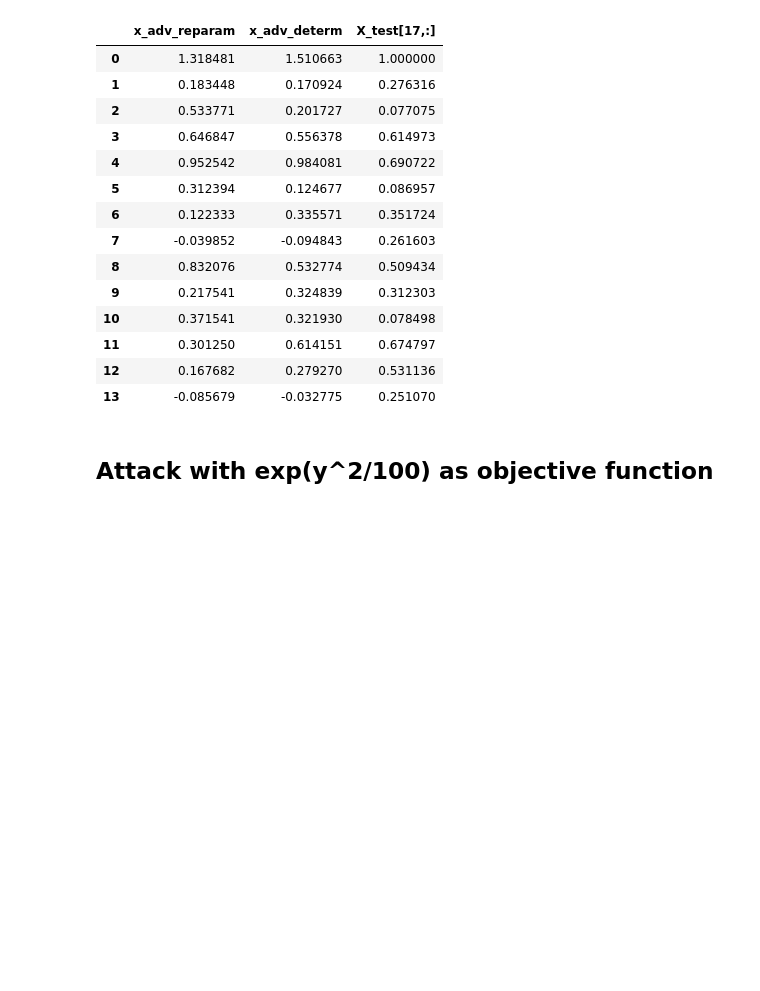
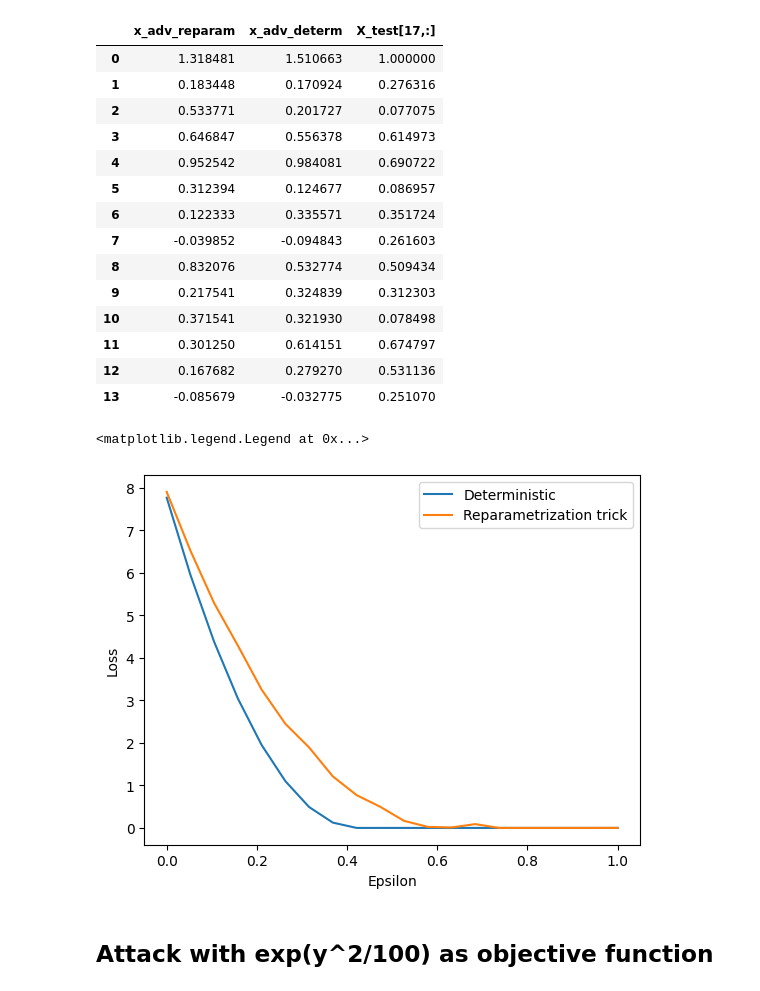
Before and after one commit to pablogarciarce/AdvReg, a Jupyter notebook: notebooks/test_point_attack.ipynb, the cells around one changed output. Cells and saved outputs as stored; diff of their text form; code cells hidden in the pictures; blank space fills up the shorter version.

```diff
--- a/notebooks/test_point_attack.ipynb
+++ b/notebooks/test_point_attack.ipynb
@@ -105,7 +105,7 @@ def attack(x_clean, model, G, samples_per_iteration=10000, learning_rate=1e-1, n
 # %% [markdown]
 ## Attack with mean as objective function
 # %%
-def det_attack(x_adv, model, y_star, epsilon=.1):
+def det_attack(x_adv, model, y_star, epsilon=.1, verbose=False):
     mu = model.mu.numpy()
 
     beta_dot_x = np.dot(mu, x_adv)
@@ -113,7 +113,8 @@ def det_attack(x_adv, model, y_star, epsilon=.1):
     x_adv_det = x_adv + ((y_star - beta_dot_x) / beta_norm_squared) * mu
 
     if np.linalg.norm(np.dot(y_star - beta_dot_x, mu)) > epsilon * beta_norm_squared:
-        print('Optimal perturbation is too large')
+        if verbose:
+            print('Optimal perturbation is too large')
         delta_x_adv = epsilon * (np.dot(y_star - beta_dot_x, mu) / (np.linalg.norm(y_star - beta_dot_x) * np.linalg.norm(mu)))
         x_adv_det = x_adv + delta_x_adv
 
@@ -193,6 +194,28 @@ df
 | 11 | 0.301250 | 0.614151 | 0.674797 |
 | 12 | 0.167682 | 0.279270 | 0.531136 |
 | 13 | -0.085679 | -0.032775 | 0.251070 |
+# %%
+# Plot loss as a function of the size of the perturbation for both deterministic and reparametrization trick attacks
+epsilons = np.linspace(0, 1, 20)
+losses_det = []
+losses_rep = []
+
+for epsilon in epsilons:
+    x_adv_det, y_adv_det = det_attack(X_test[17,:].copy(), model, y_star, epsilon, verbose=False)
+    losses_det.append((y_adv_det - y_star) ** 2)
+
+    x_adv = torch.tensor(X_test[17,:].copy(), dtype=torch.float32, requires_grad=True)
+    x_adv_values, loss_values, func_values = attack(x_adv, model, y_star, epsilon=epsilon, learning_rate=1e-2, num_iterations=100, samples_per_iteration=1000, func=id)
+    losses_rep.append((func_values[-1] - y_star) ** 2)
+
+plt.plot(epsilons, losses_det, label='Deterministic')
+plt.plot(epsilons, losses_rep, label='Reparametrization trick')
+plt.xlabel('Epsilon')
+plt.ylabel('Loss')
+plt.legend()
+# %% [output]
+<matplotlib.legend.Legend at 0x...>
+[figure, added]
 # %% [markdown]
 ## Attack with exp(y^2/100) as objective function
 # %%
```
Also changed, not shown: parts of 7 cells of this notebook, 3 other files.
